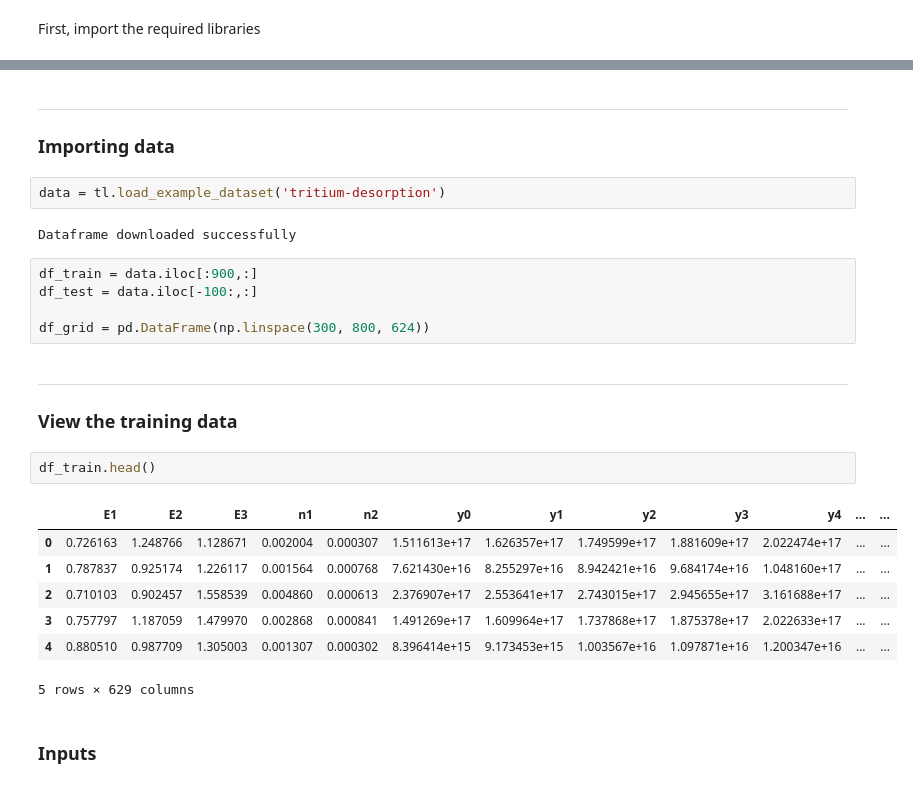
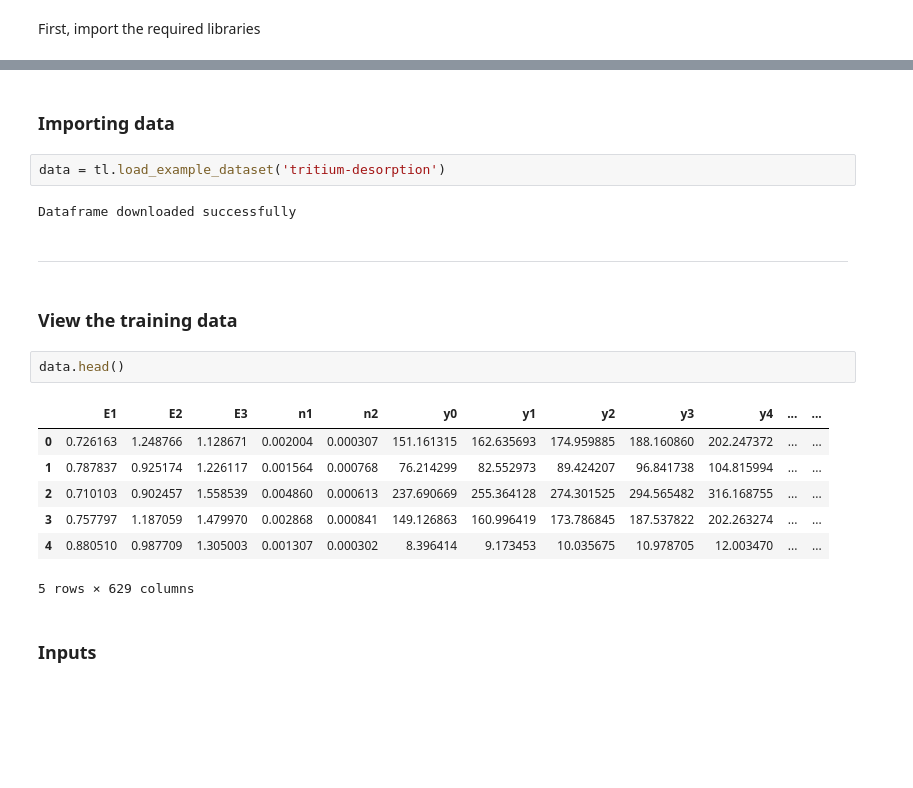
Before and after one commit to digiLab-ai/TritiumDesorption, a Jupyter notebook: demo.ipynb, the cells around one changed output, grey strips where cells are left out. Cells and saved outputs as stored; diff of their text form; blank space fills up the shorter version.

```diff
--- a/demo.ipynb
+++ b/demo.ipynb
@@ -41,27 +44,22 @@ We need to provide `twinLab` with locations of data files (in `.csv` format) and
 # %% [markdown]
-***
 ### Importing data
 # %%
 data = tl.load_example_dataset('tritium-desorption')
 # %% [output]
 Dataframe downloaded successfully
-# %%
-df_train = data.iloc[:900,:]
-df_test = data.iloc[-100:,:]
-
-df_grid = pd.DataFrame(np.linspace(300, 800, 624))
+# %% [markdown]
+***
 # %% [markdown]
-***
 ### View the training data
 # %%
-df_train.head()
+data.head()
 # %% [output]
 |  | E1 | E2 | E3 | n1 | n2 | y0 | y1 | y2 | y3 | y4 | ... | ... |
-| 0 | 0.726163 | 1.248766 | 1.128671 | 0.002004 | 0.000307 | 1.511613e+17 | 1.626357e+17 | 1.749599e+17 | 1.881609e+17 | 2.022474e+17 | ... | ... |
-| 1 | 0.787837 | 0.925174 | 1.226117 | 0.001564 | 0.000768 | 7.621430e+16 | 8.255297e+16 | 8.942421e+16 | 9.684174e+16 | 1.048160e+17 | ... | ... |
-| 2 | 0.710103 | 0.902457 | 1.558539 | 0.004860 | 0.000613 | 2.376907e+17 | 2.553641e+17 | 2.743015e+17 | 2.945655e+17 | 3.161688e+17 | ... | ... |
-| 3 | 0.757797 | 1.187059 | 1.479970 | 0.002868 | 0.000841 | 1.491269e+17 | 1.609964e+17 | 1.737868e+17 | 1.875378e+17 | 2.022633e+17 | ... | ... |
-| 4 | 0.880510 | 0.987709 | 1.305003 | 0.001307 | 0.000302 | 8.396414e+15 | 9.173453e+15 | 1.003567e+16 | 1.097871e+16 | 1.200347e+16 | ... | ... |
+| 0 | 0.726163 | 1.248766 | 1.128671 | 0.002004 | 0.000307 | 151.161315 | 162.635693 | 174.959885 | 188.160860 | 202.247372 | ... | ... |
+| 1 | 0.787837 | 0.925174 | 1.226117 | 0.001564 | 0.000768 | 76.214299 | 82.552973 | 89.424207 | 96.841738 | 104.815994 | ... | ... |
+| 2 | 0.710103 | 0.902457 | 1.558539 | 0.004860 | 0.000613 | 237.690669 | 255.364128 | 274.301525 | 294.565482 | 316.168755 | ... | ... |
+| 3 | 0.757797 | 1.187059 | 1.479970 | 0.002868 | 0.000841 | 149.126863 | 160.996419 | 173.786845 | 187.537822 | 202.263274 | ... | ... |
+| 4 | 0.880510 | 0.987709 | 1.305003 | 0.001307 | 0.000302 | 8.396414 | 9.173453 | 10.035675 | 10.978705 | 12.003470 | ... | ... |
 5 rows × 629 columns
 # %% [markdown]
 ### Inputs
```
Also changed, not shown: parts of 42 cells of this notebook, 1 other file.
